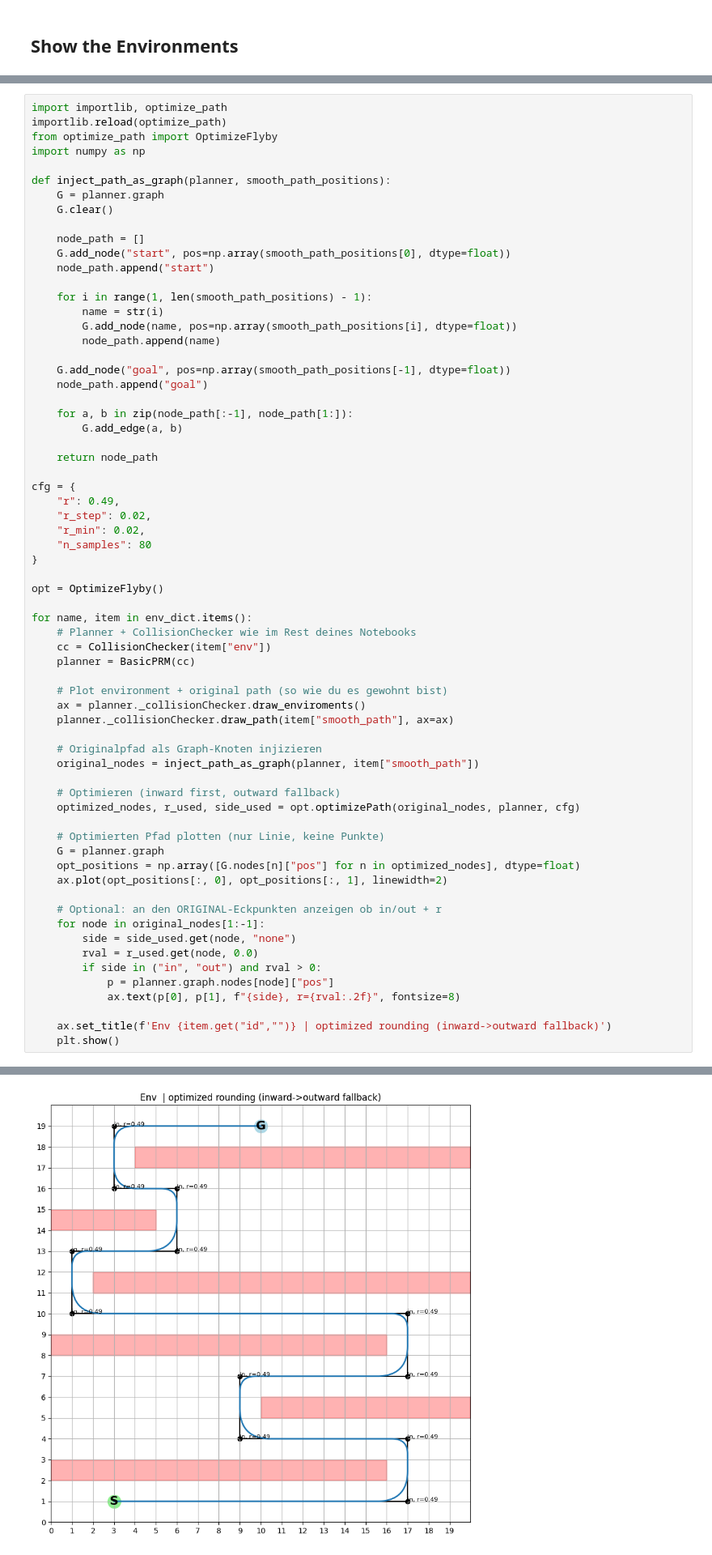
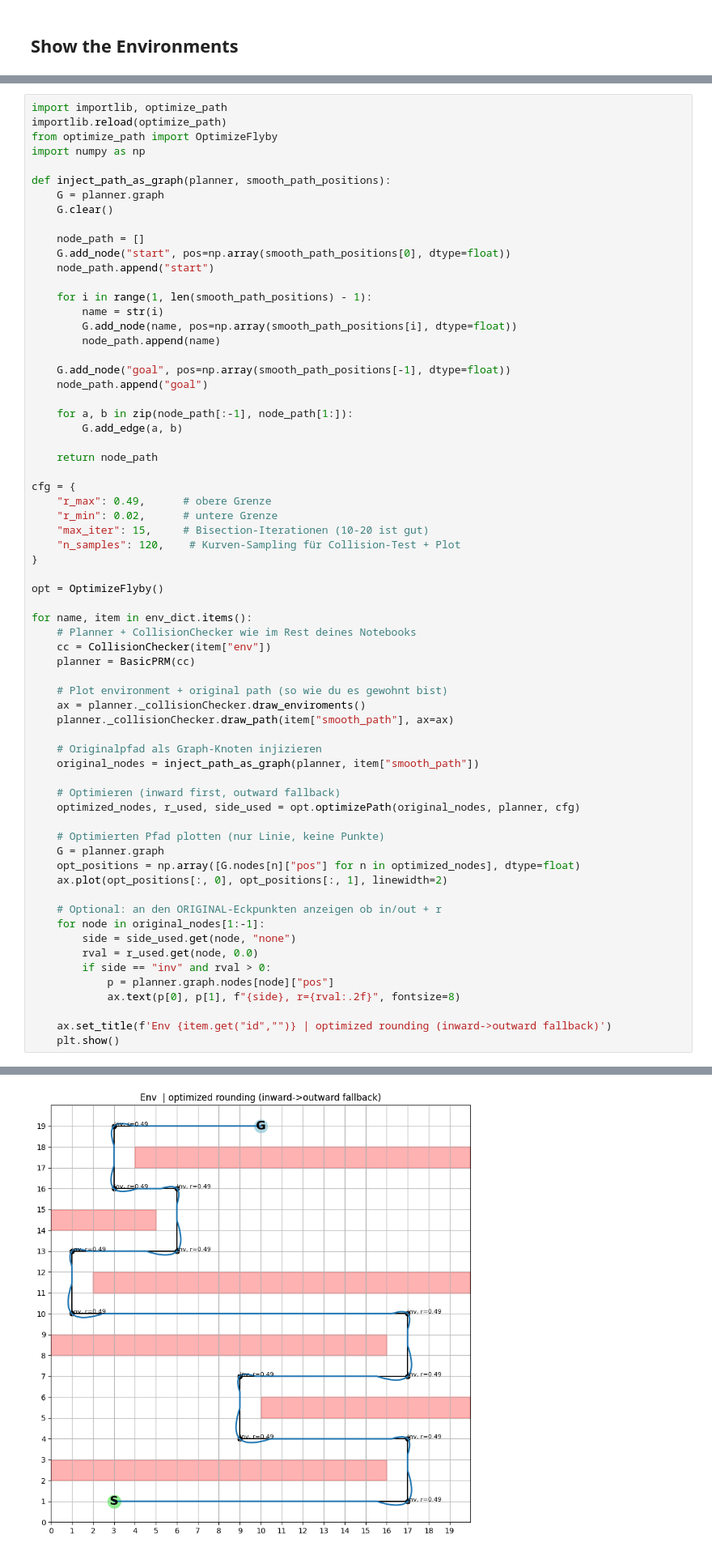
Before and after one commit to Nico-Sander/robotprogramming-project-2526, a Jupyter notebook: src/main.ipynb, the cells around one changed output, grey strips where cells are left out. Shown: that part at 81% size. Cells and saved outputs as stored; diff of their text form.

```diff
--- a/src/main.ipynb
+++ b/src/main.ipynb
@@ -91,10 +91,10 @@ def inject_path_as_graph(planner, smooth_path_positions):
     return node_path
 
 cfg = {
-    "r": 0.49,
-    "r_step": 0.02,
-    "r_min": 0.02,
-    "n_samples": 80
+    "r_max": 0.49,      # obere Grenze
+    "r_min": 0.02,      # untere Grenze
+    "max_iter": 15,     # Bisection-Iterationen (10-20 ist gut)
+    "n_samples": 120,    # Kurven-Sampling für Collision-Test + Plot
 }
 
 opt = OptimizeFlyby()
@@ -123,7 +123,7 @@ for name, item in env_dict.items():
     for node in original_nodes[1:-1]:
         side = side_used.get(node, "none")
         rval = r_used.get(node, 0.0)
-        if side in ("in", "out") and rval > 0:
+        if side == "inv" and rval > 0:
             p = planner.graph.nodes[node]["pos"]
             ax.text(p[0], p[1], f"{side}, r={rval:.2f}", fontsize=8)
 
@@ -134 +134 @@ for name, item in env_dict.items():
-[figure, old version]
+[figure, new version]
```
Also changed, not shown: parts of 1 cell of this notebook.
